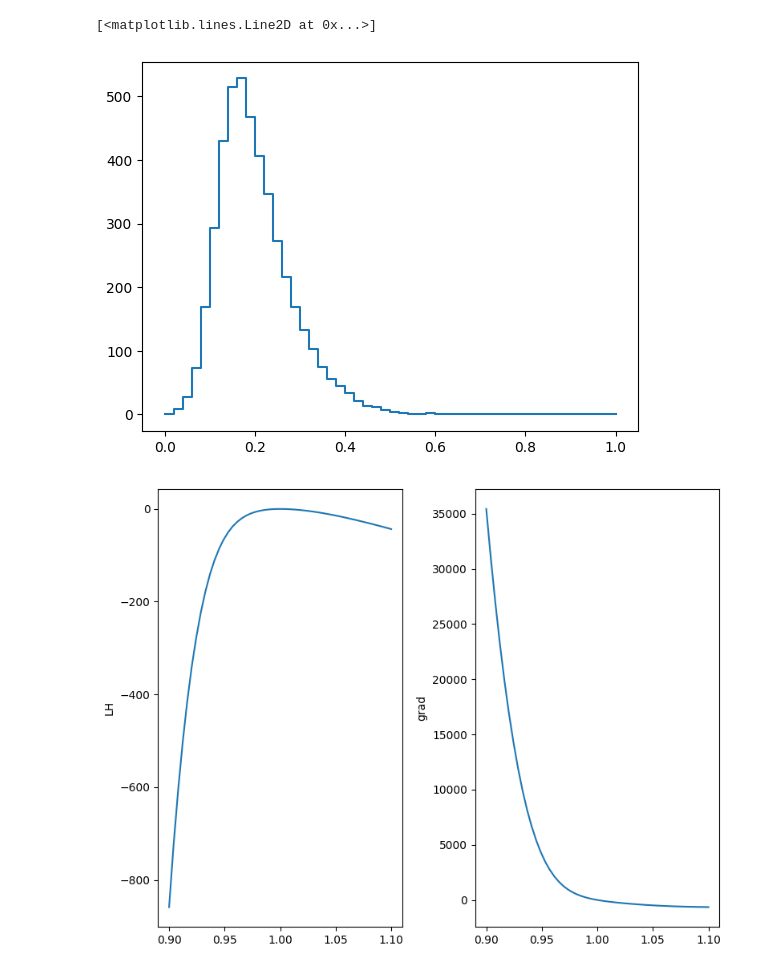
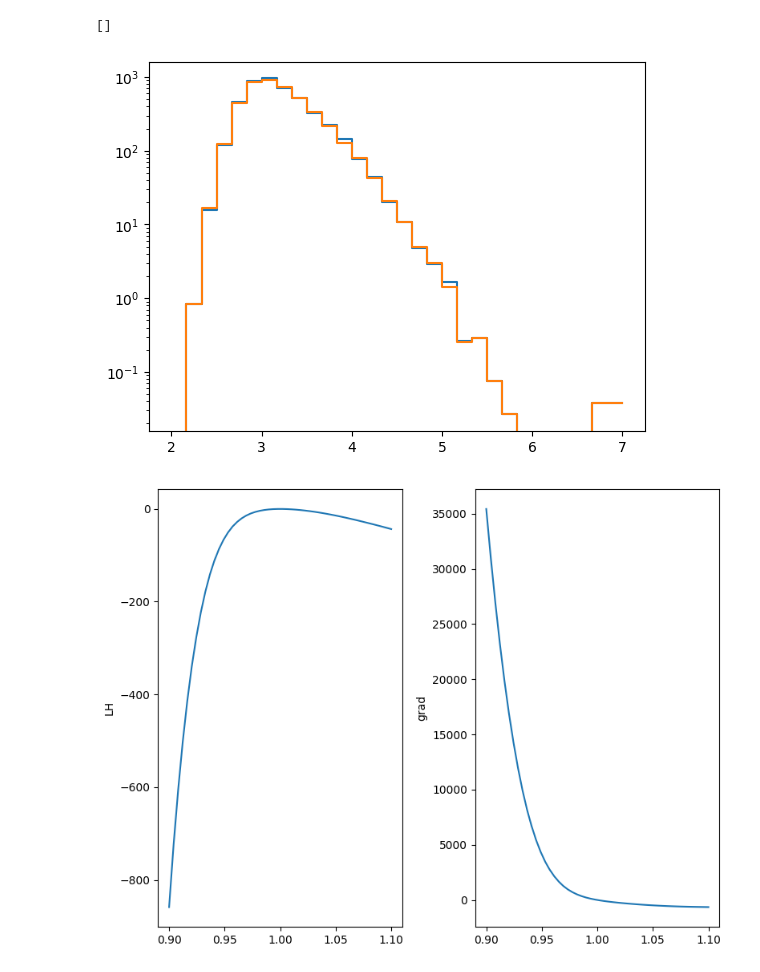
Before and after one commit to chrhck/pyForwardFolding, a Jupyter notebook: examples/example.ipynb, the cells around one changed output. Saved outputs shown, nothing was run; the diff lists cells and outputs as text; code cells hidden in the pictures.

```diff
--- a/examples/example.ipynb
+++ b/examples/example.ipynb
@@ -32,6 +29,5 @@ WARNING:2025-04-24 10:50:59,475:jax._src.xla_bridge:909: An NVIDIA GPU may be pr
 # %%
-compressed_data = pyFF.clustering.compress_hdbscan(
+compressed_data = pyFF.clustering.compress_minibatch_kmeans(
     dataset["det1"],
-    ["log10_true_energy", "log10_reco_energy", "cos_true_zenith" ,"cos_reco_zenith"],
     weight_keys=["baseline_weight", "conv_weight"],
-    min_cluster_size=5)
+    compression_factor=1.2)
@@ -63,3 +51,6 @@ compressed_data
 # %%
-ana = pyFF.config.analysis_from_config("test_relaxed.yaml")
+ana = pyFF.config.analysis_from_config("test.yaml")
 lik = pyFF.likelihood.PoissonLikelihood(ana)
+
+ana2 = pyFF.config.analysis_from_config("test.yaml")
+lik = pyFF.likelihood.PoissonLikelihood(ana)
@@ -116,11 +87,18 @@ ana.required_variables
 # %%
-dataset = {"det1": input_variables}
+pred = ana2.evaluate({"det1": compressed_data}, model_parameters)[0]
+hsum = pred["det1"].sum(axis=1)
+be2 = ana.expectations["det1"]
+plt.step(be2.binning.bin_edges[0], jnp.append(hsum, hsum[-1]))
+
+
+be = ana.expectations["det1"]
 pred = ana.evaluate(dataset, model_parameters)[0]
-hsum = pred["det1"]
+hsum = pred["det1"].sum(axis=1)
 plt.step(be.binning.bin_edges[0], jnp.append(hsum, hsum[-1]))
+plt.semilogy()
 # %% [output]
-[<matplotlib.lines.Line2D at 0x...>]
+[]
-[figure, old version]
+[figure, new version]
 # %%
 hist, hist_ssq = ana.evaluate(dataset, model_parameters)
 key = jax.random.PRNGKey(0)
```
Also changed, not shown: parts of 14 cells of this notebook, 2 other files.
